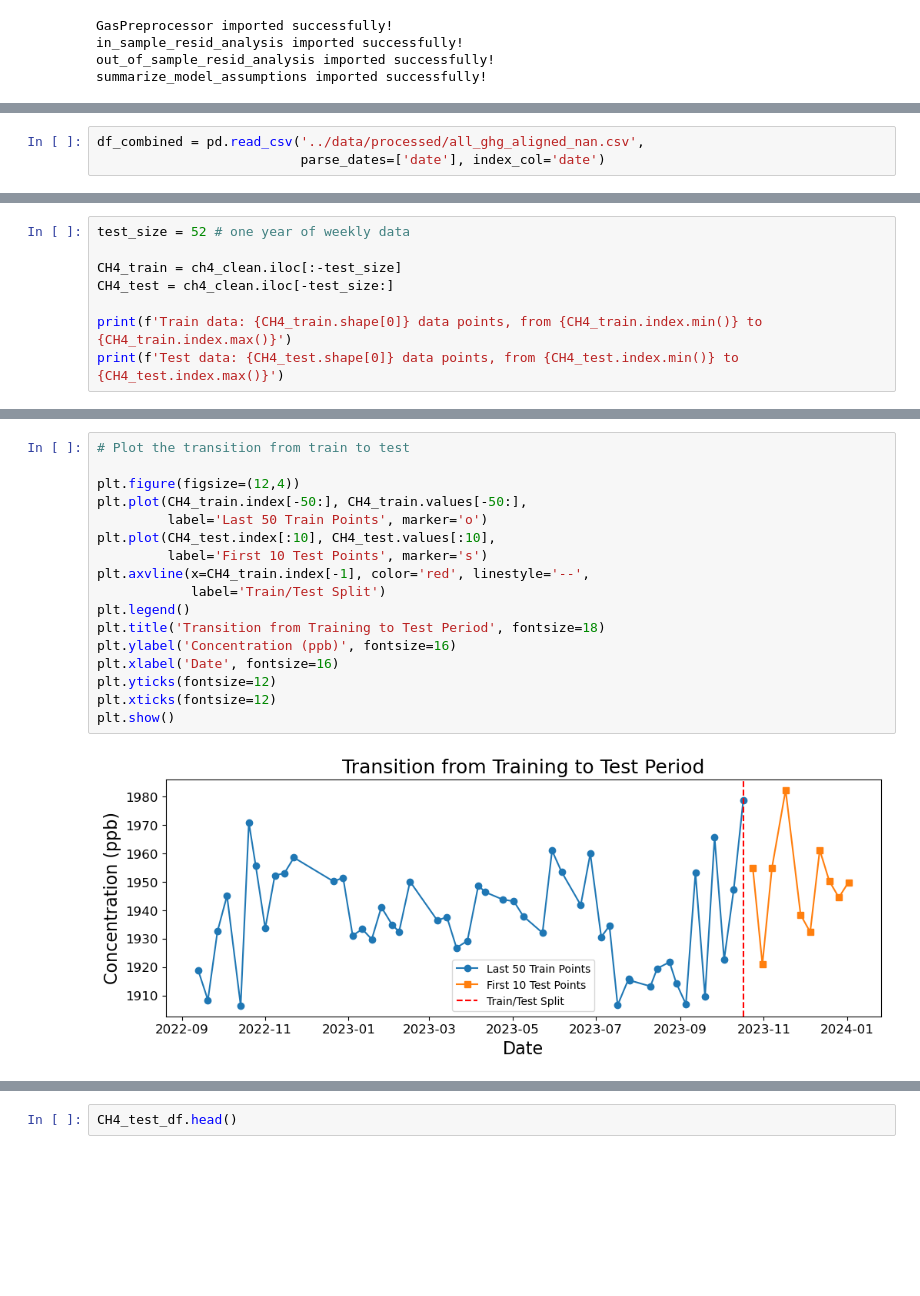
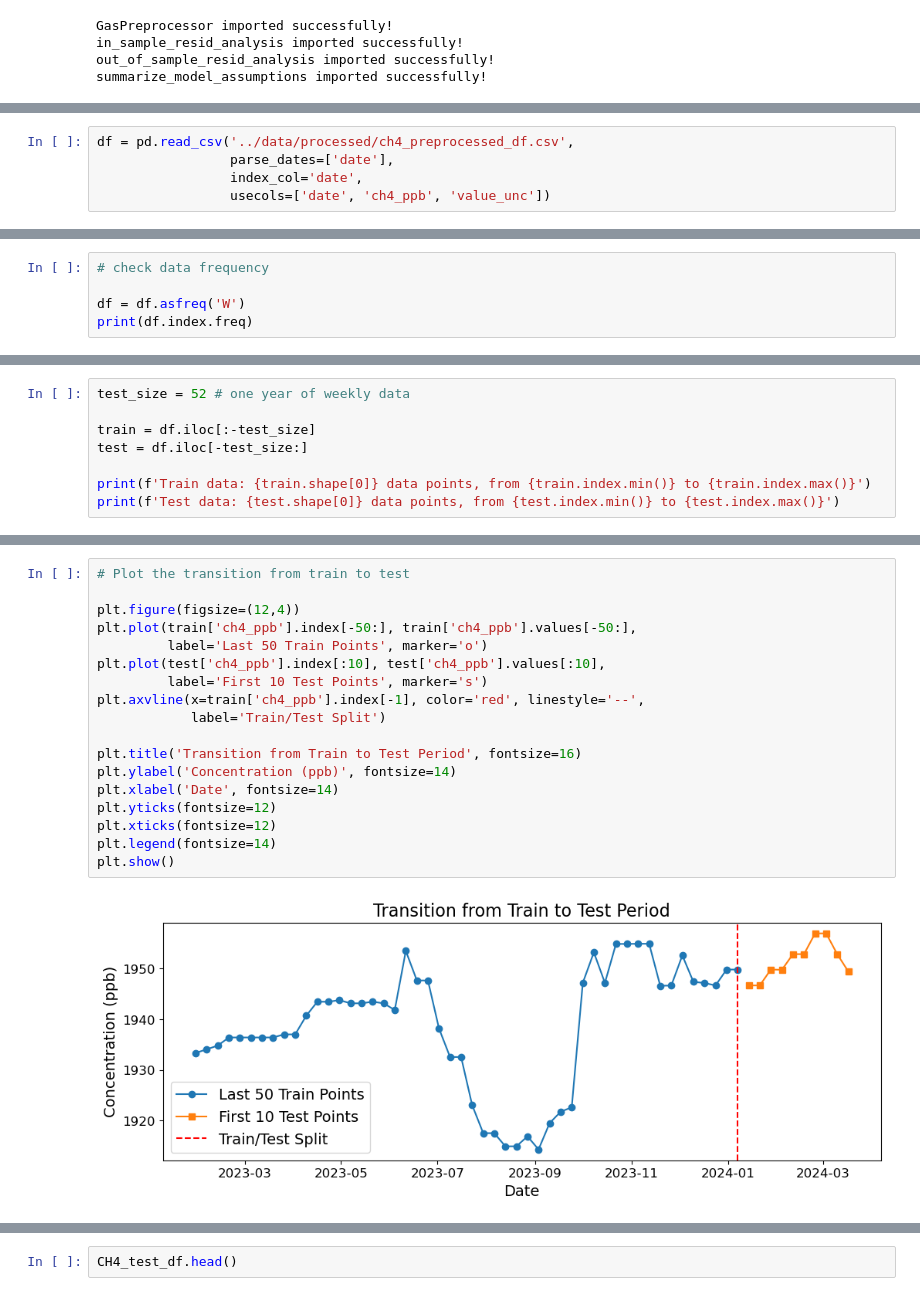
Before and after one commit to apl888/greenhouse-gas-forecasting, a Jupyter notebook: notebooks/4_ch4_modeling.ipynb, the cells around one changed output, grey strips where cells are left out. Saved outputs shown, nothing was run; the diff lists cells and outputs as text; blank space fills up the shorter version.

```diff
--- a/notebooks/4_ch4_modeling.ipynb
+++ b/notebooks/4_ch4_modeling.ipynb
@@ -55,4 +55,6 @@ summarize_model_assumptions imported successfully!
 # %%
-df_combined = pd.read_csv('../data/processed/all_ghg_aligned_nan.csv',
-                          parse_dates=['date'], index_col='date')
+df = pd.read_csv('../data/processed/ch4_preprocessed_df.csv',
+                 parse_dates=['date'],
+                 index_col='date',
+                 usecols=['date', 'ch4_ppb', 'value_unc'])
 # %%
@@ -99,0 +80,5 @@ End gap duration: 93 days 00:00:00
+# %%
+# check data frequency
+
+df = df.asfreq('W')
+print(df.index.freq)
@@ -132,9 +91,9 @@ CH4 raw data trimmed of trailing NaNs: 2554 points, from 1969-08-20 00:00:00 to
 # %%
 test_size = 52 # one year of weekly data
 
-CH4_train = ch4_clean.iloc[:-test_size]
-CH4_test = ch4_clean.iloc[-test_size:]
+train = df.iloc[:-test_size]
+test = df.iloc[-test_size:]
 
-print(f'Train data: {CH4_train.shape[0]} data points, from {CH4_train.index.min()} to {CH4_train.index.max()}')
-print(f'Test data: {CH4_test.shape[0]} data points, from {CH4_test.index.min()} to {CH4_test.index.max()}')
+print(f'Train data: {train.shape[0]} data points, from {train.index.min()} to {train.index.max()}')
+print(f'Test data: {test.shape[0]} data points, from {test.index.min()} to {test.index.max()}')
 # %% [output]
@@ -178,20 +141,21 @@ plt.show()
 # %%
 # Plot the transition from train to test
 
 plt.figure(figsize=(12,4))
-plt.plot(CH4_train.index[-50:], CH4_train.values[-50:],
+plt.plot(train['ch4_ppb'].index[-50:], train['ch4_ppb'].values[-50:],
          label='Last 50 Train Points', marker='o')
-plt.plot(CH4_test.index[:10], CH4_test.values[:10],
+plt.plot(test['ch4_ppb'].index[:10], test['ch4_ppb'].values[:10],
          label='First 10 Test Points', marker='s')
-plt.axvline(x=CH4_train.index[-1], color='red', linestyle='--',
+plt.axvline(x=train['ch4_ppb'].index[-1], color='red', linestyle='--',
             label='Train/Test Split')
-plt.legend()
-plt.title('Transition from Training to Test Period', fontsize=18)
-plt.ylabel('Concentration (ppb)', fontsize=16)
-plt.xlabel('Date', fontsize=16)
+
+plt.title('Transition from Train to Test Period', fontsize=16)
+plt.ylabel('Concentration (ppb)', fontsize=14)
+plt.xlabel('Date', fontsize=14)
 plt.yticks(fontsize=12)
 plt.xticks(fontsize=12)
+plt.legend(fontsize=14)
 plt.show()
 # %% [output]
-[figure, old version]
+[figure, new version]
 # %% [markdown]
```
Also changed, not shown: parts of 24 cells of this notebook, 3 other files.
